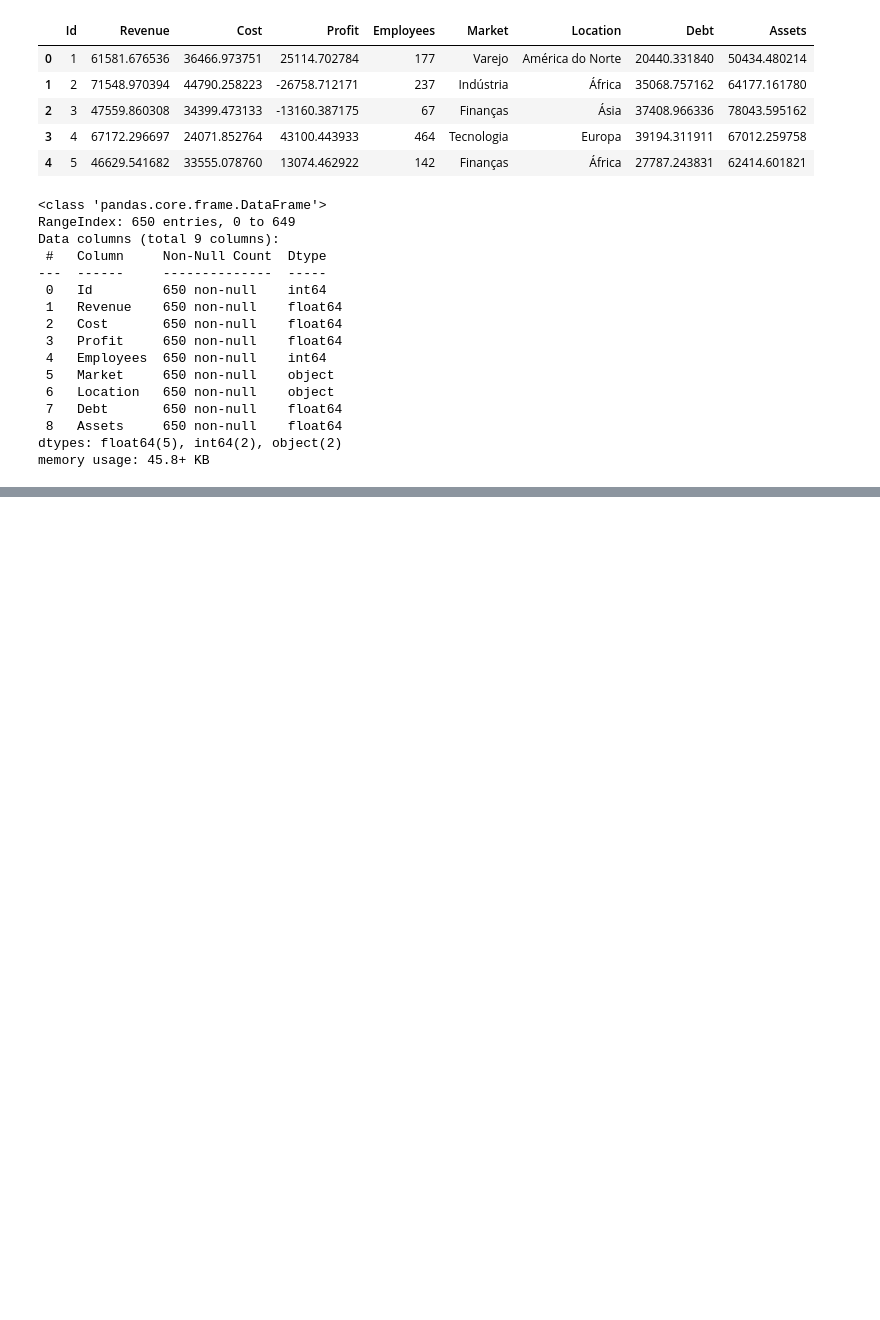
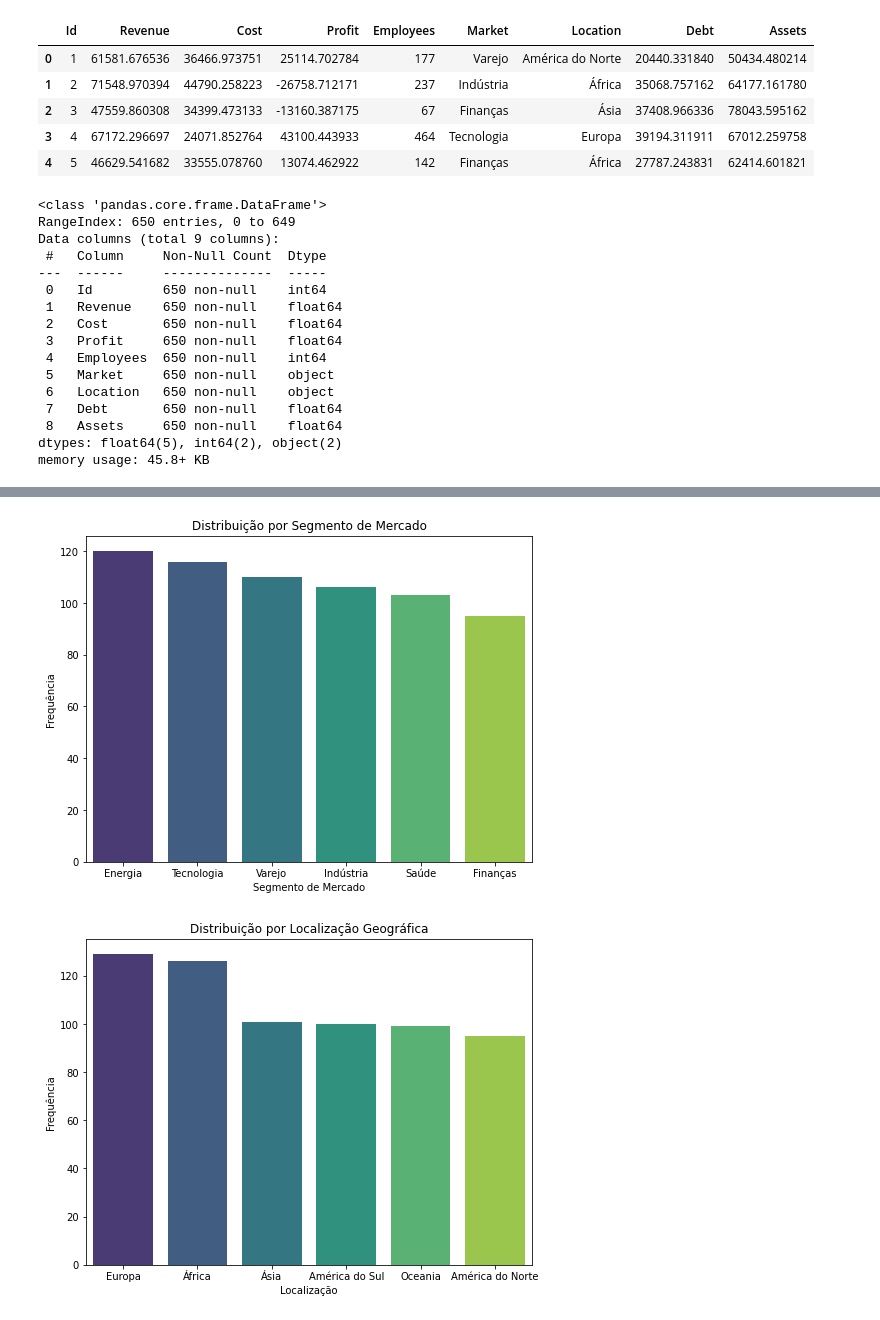
Before and after one commit to Pontes-Junior/Trabalho_EA, a Jupyter notebook: Notebook.ipynb, the cells around one changed output, grey strips where cells are left out. Drawn from its saved outputs; the diff is of its cells as text; code cells hidden in the pictures; blank space fills up the shorter version.

```diff
--- a/Notebook.ipynb
+++ b/Notebook.ipynb
@@ -73,0 +232,10 @@ memory usage: 45.8+ KB
+# %%
+# Tabela de frequência para a variável 'Market' (Segmento de mercado)
+frequencia_market = data['Market'].value_counts()
+print("Tabela de Frequência para Segmento de Mercado:")
+print(frequencia_market)
+
+# Tabela de frequência para a variável 'Location' (Localização geográfica)
+frequencia_location = data['Location'].value_counts()
+print("\nTabela de Frequência para Localização:")
+print(frequencia_location)
@@ -73,0 +260,19 @@ memory usage: 45.8+ KB
+# %%
+# Gráfico de barras para Segmento de Mercado
+plt.figure(figsize=(8, 6))
+sns.barplot(x=frequencia_market.index, y=frequencia_market.values, palette="viridis")
+plt.xlabel("Segmento de Mercado")
+plt.ylabel("Frequência")
+plt.title("Distribuição por Segmento de Mercado")
+plt.show()
+
+# Gráfico de barras para Localização
+plt.figure(figsize=(8, 6))
+sns.barplot(x=frequencia_location.index, y=frequencia_location.values, palette="viridis")
+plt.xlabel("Localização")
+plt.ylabel("Frequência")
+plt.title("Distribuição por Localização Geográfica")
+plt.show()
+# %% [output]
+[figure, added]
+[figure, added]
```
Also changed, not shown: parts of 16 cells of this notebook.
